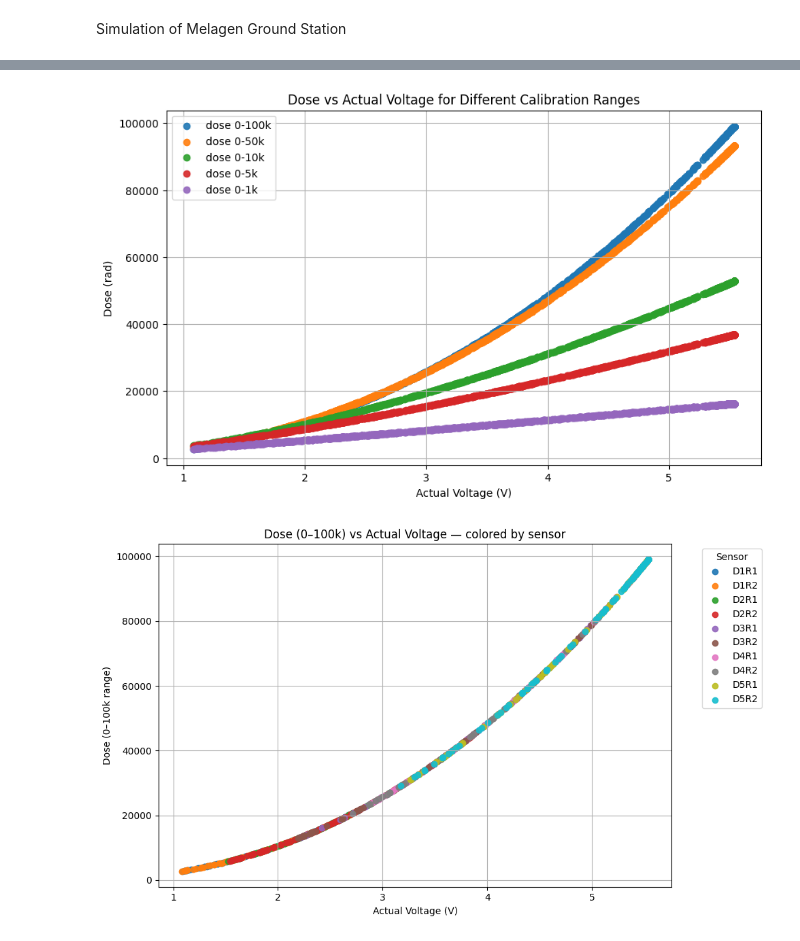
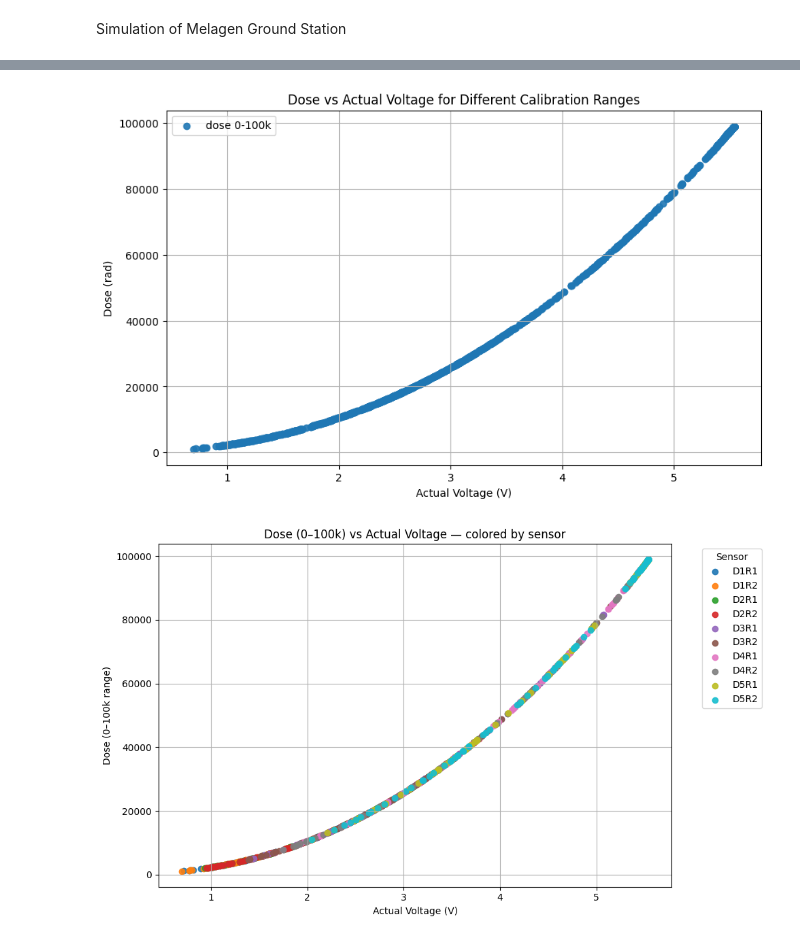
Before and after one commit to demetrius-melagen/melagen-firmware, a Jupyter notebook: ground_example.ipynb, the cells around one changed output, grey strips where cells are left out. Drawn from its saved outputs; the diff is of its cells as text; code cells hidden in the pictures.

```diff
--- a/ground_example.ipynb
+++ b/ground_example.ipynb
@@ -16,7 +16,6 @@ import re
 # 262144 / (1440 x 22) = 8.274 days worth of data stored
 
 # a data frame with each observation will have dose and sensor label
-#
 
 ADC_REF = 2500  # mV
 ADC_MAX_VAL = 2048 - 1
@@ -34,7 +33,7 @@ sensor_weights = {
 }
 
 def generate_packet_correlated(
-    base_min=800,
+    base_min=500,
     base_max=ADC_MAX_VAL,
     noise_sigma_pct=0.02,   # ~2% of base as noise scale
     rho=0.01,                # correlation between R1 and R2 (0..1)
@@ -86,11 +85,11 @@ def expand_packet(packet):
             V_val = mv_val / 1000 # Vout
 
             V_actual = actual_voltage(V_val, r1, r2) #Vin
-            dose_100 = dose_from_V(V_actual, 0.0295, 0.4551)
-            dose_50 = dose_from_V(V_actual, 0.0241, 0.4752)
-            dose_10 = dose_from_V(V_actual, 0.0068, 0.6164)
-            dose_5 = dose_from_V(V_actual, 0.0033, 0.7062)
-            dose_1 = dose_from_V(V_actual, 0.0008, 0.9119)
+            dose_100 = dose_from_V(V_actual, 0.02951, 0.45509)
+            # dose_50 = dose_from_V(V_actual, 0.0241, 0.4752)
+            # dose_10 = dose_from_V(V_actual, 0.0068, 0.6164)
+            # dose_5 = dose_from_V(V_actual, 0.0033, 0.7062)
+            # dose_1 = dose_from_V(V_actual, 0.0008, 0.9119)
             data.append({
                 "sensor": f"D{sensor}R{reading}",
                 "adc_value": adc_val,
@@ -98,10 +97,10 @@ def expand_packet(packet):
                 "voltage_V": V_val,
                 "voltage_actual": V_actual,
                 "dose 0-100k": dose_100 ,
-                "dose 0-50k": dose_50,
-                "dose 0-10k": dose_10,
-                "dose 0-5k": dose_5,
-                "dose 0-1k": dose_1
+                # "dose 0-50k": dose_50,
+                # "dose 0-10k": dose_10,
+                # "dose 0-5k": dose_5,
+                # "dose 0-1k": dose_1
             })
     return pd.DataFrame(data)
 
@@ -127,18 +126,18 @@ df.head(10)
 # %%
 plt.figure(figsize=(10, 6))
 
-dose_columns = ["dose 0-100k", "dose 0-50k", "dose 0-10k", "dose 0-5k", "dose 0-1k"]
+dose_columns = ["dose 0-100k"]#, "dose 0-50k", "dose 0-10k", "dose 0-5k", "dose 0-1k"]
 for col in dose_columns:
     plt.scatter(df["voltage_actual"], df[col], label=col, alpha=0.9)
 
 plt.xlabel("Actual Voltage (V)")
 plt.ylabel("Dose (rad)")
 plt.title("Dose vs Actual Voltage for Different Calibration Ranges")
 plt.legend()
 plt.grid(True)
 plt.show()
 # %% [output]
-[figure, old version]
+[figure, new version]
 # %%
 plt.figure(figsize=(10, 6))
 
@@ -153,7 +152,7 @@ plt.grid(True)
 plt.tight_layout()
 plt.show()
 # %% [output]
-[figure, old version]
+[figure, new version]
 # %%
 df = df.copy()
 df["iteration"] = df.index // 10  # integer division: each 10 values = 1 iteration
```
Also changed, not shown: parts of 4 cells of this notebook, 3 other files.
